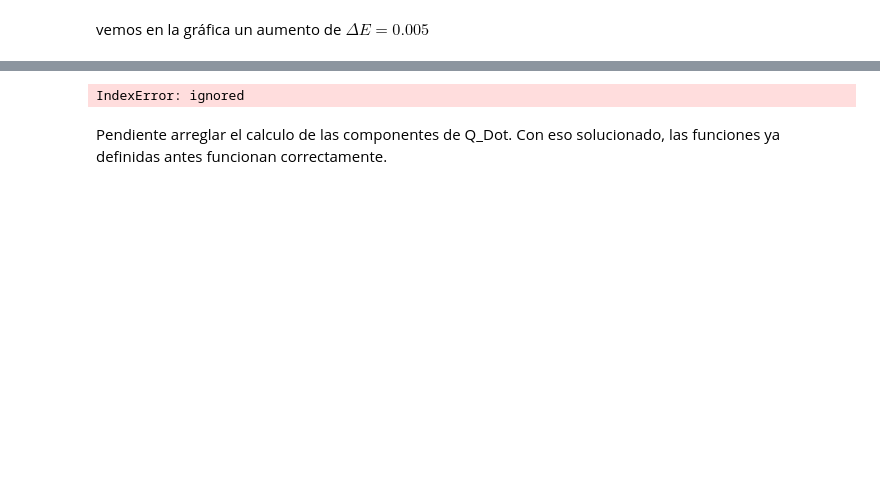
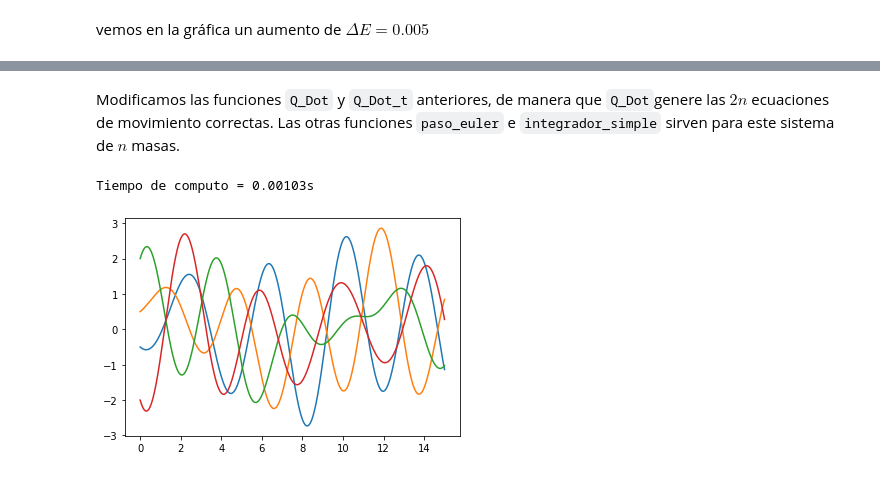
Before and after one commit to htapiagroup/oscilaciones-de-masas-acopladas-por-resortes-JosueJuarez, a Jupyter notebook: Oscilaciones_de_masas_acopladas_por_resorte.ipynb, the cells around one changed output, grey strips where cells are left out. Saved outputs shown, nothing was run; the diff lists cells and outputs as text; code cells hidden in the pictures; blank space fills up the shorter version.

```diff
--- a/Oscilaciones_de_masas_acopladas_por_resorte.ipynb
+++ b/Oscilaciones_de_masas_acopladas_por_resorte.ipynb
@@ -180,24 +180,34 @@ N = 4
-# %%
-def Q_DotN(Q, N):
-  #regresa la derivada del vector Q
-  Q_dot = np.zeros((1, 2*N))
-
-  for i in range(0, N):
-    Q_dot[0,i] = Q[i]/m #xi_dot
-    if i == 0:
-      Q_dot[0,i+N] = k*(Q[i+1] - Q[i]) #pi_dot
-    else:
-      Q_dot[0,i+N] = k*(Q[i+1] - 2*Q[i] + Q[i-1]) #pi_dot
-
-  return Q_dot
+# %% [markdown]
+Modificamos las funciones `Q_Dot` y `Q_Dot_t` anteriores, de manera que `Q_Dot`genere las $2n$ ecuaciones de movimiento correctas. Las otras funciones `paso_euler`  e `integrador_simple` sirven para este sistema de $n$ masas.
+# %%
+def Q_DotN(Q, N):
+    #regresa la derivada del vector Q
+    xi = np.zeros((N))
+    pi = np.zeros((N))
+    qi_dot = np.zeros((N))
+    pi_dot = np.zeros((N))
+
+    for i in range(0,N):
+        xi[i] = Q[i]
+    xi = np.append(xi, [0])  #para el cuando i = 0 en xi[i-1]
+    for i in range(N,2*N):
+        pi[i-N] = Q[i]
+
+    for i in range(0,N):
+        qi_dot[i] = pi[i]/m #xi_dot
+        pi_dot[i] = k*(xi[i+1] - 2*xi[i] + xi[i-1]) #pi_dot
+
+    Q_dot = np.concatenate((qi_dot, pi_dot), axis=None)
+
+    return Q_dot
 # %%
 def Q_Dot_t_N(t,y):
   return Q_DotN(y, N)
 # %%
-t, Q_Traj = integrador_simple(Q_Dot_t_N,[0,15],[-0.5, 0.5, 2, -2],.001 )
+t, Q_Traj = integrador_simple(Q_Dot_t_N,[0,15],[-0.5, 0.5, 2, -2, -0.5, 0.5, 2, -2],.001 ) #2n condiciones iniciales
 
-plt.plot(t,Q_Traj[:,0])
+for i in range(0,N):
+    plt.plot(t,Q_Traj[:,i])
 # %% [output]
-IndexError: ignored
+Tiempo de computo = 0.00103s
+[figure, added]
-# %% [markdown]
-Pendiente arreglar el calculo de las componentes de Q_Dot. Con eso solucionado, las funciones ya definidas antes funcionan correctamente.
```
Also changed, not shown: parts of 5 cells of this notebook.
